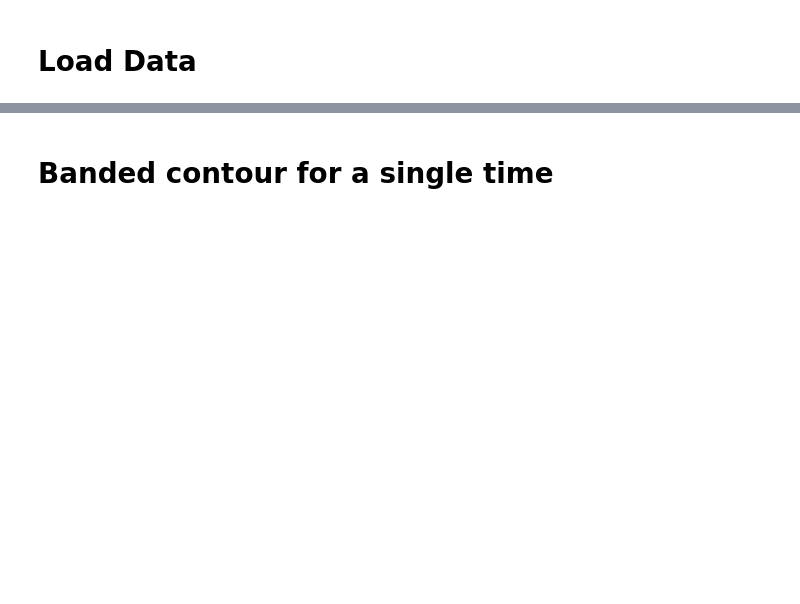
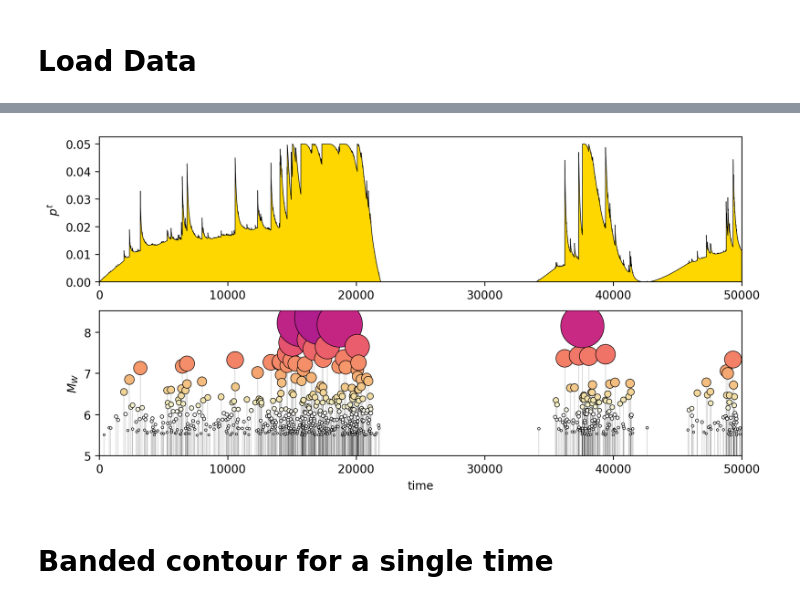
Before and after one commit to brendanjmeade/kale, a Jupyter notebook: kale_single_step_erosion_figures_nankai.ipynb, the cells around one changed output, grey strips where cells are left out. Cells and saved outputs as stored; diff of their text form; code cells hidden in the pictures; blank space fills up the shorter version.

Commit message:
Initial stem plot.  Just need to combine with with banded contour in a single file.

```diff
--- a/kale_single_step_erosion_figures_nankai.ipynb
+++ b/kale_single_step_erosion_figures_nankai.ipynb
@@ -84,3 +88,92 @@ SCALAR_BAR_OPTS = dict(
     font_family="arial",
     shadow=False,
 )
+
+# Read pickle file with interesting times
+time_series = pickle.load(open("time_series.pickle", "rb"))
+# %%
+time_series
+start_idx = 0
+end_idx = len(time_series.time)
+minimum_event_moment_magnitude = 5.0
+
+event_idx = np.where(time_series.event_trigger_flag == 1)[0]
+figsize = (10, 5)
+plt.figure(figsize=figsize)
+
+# Plot probability time series
+plt.subplot(2, 1, 1)
+plt.plot(
+    time_series.time[start_idx:end_idx],
+    time_series.probability_weight[start_idx:end_idx],
+    "-k",
+    linewidth=0.5,
+)
+plt.plot(
+    [time_series.time[start_idx], time_series.time[end_idx - 1]],
+    [0, 0],
+    "-k",
+    linewidth=0.5,
+)
+plt.fill_between(
+    time_series.time[start_idx:end_idx],
+    time_series.probability_weight[start_idx:end_idx],
+    np.zeros_like(time_series.time[start_idx:end_idx]),
+    time_series.probability_weight[start_idx:end_idx] > 0,
+    color="gold",
+    alpha=1.0,
+    edgecolor=None,
+)
+
+plt.fill_between(
+    time_series.time[start_idx:end_idx],
+    time_series.probability_weight[start_idx:end_idx],
+    np.zeros_like(time_series.time[start_idx:end_idx]),
+    time_series.probability_weight[start_idx:end_idx] < 0,
+    color="dodgerblue",
+    alpha=1.0,
+    edgecolor=None,
+)
+plt.xlim([start_idx, end_idx])
+plt.gca().set_ylim(bottom=0.0)
+plt.ylabel("$p^t$")
+
+# Plot earthquake magnitude stem plot
+plt.subplot(2, 1, 2)
+for i in range(event_idx.size):
+    plt.plot(
+        [
+            time_series.time[event_idx[i]],
+            time_series.time[event_idx[i]],
+        ],
+        [
+            minimum_event_moment_magnitude,
+            time_series.event_magnitude[event_idx[i]],
+        ],
+        "-",
+        linewidth=0.1,
+        zorder=10,
+        color="k",
+    )
+
+cmap = cc.cm.CET_L17
+magnitude_plot_size = 1e-5 * 10 ** time_series.event_magnitude[event_idx]
+plt.scatter(
+    time_series.time[event_idx],
+    time_series.event_magnitude[event_idx],
+    s=magnitude_plot_size,
+    c=time_series.event_magnitude[event_idx],
+    zorder=20,
+    alpha=1.0,
+    edgecolors="k",
+    linewidths=0.5,
+    cmap=cmap,
+    vmin=6.0,
+    vmax=9.0,
+)
+
+plt.xlabel("time")
+plt.ylabel("$M_W$")
+plt.xlim([start_idx, end_idx])
+plt.gca().set_ylim(bottom=minimum_event_moment_magnitude)
+# %% [output]
@@ -87,3 +181,4 @@ SCALAR_BAR_OPTS = dict(
+[figure, added]
 # %% [markdown]
 # Banded contour for a single time
 # %%
```
Also changed, not shown: parts of 5 cells of this notebook.
